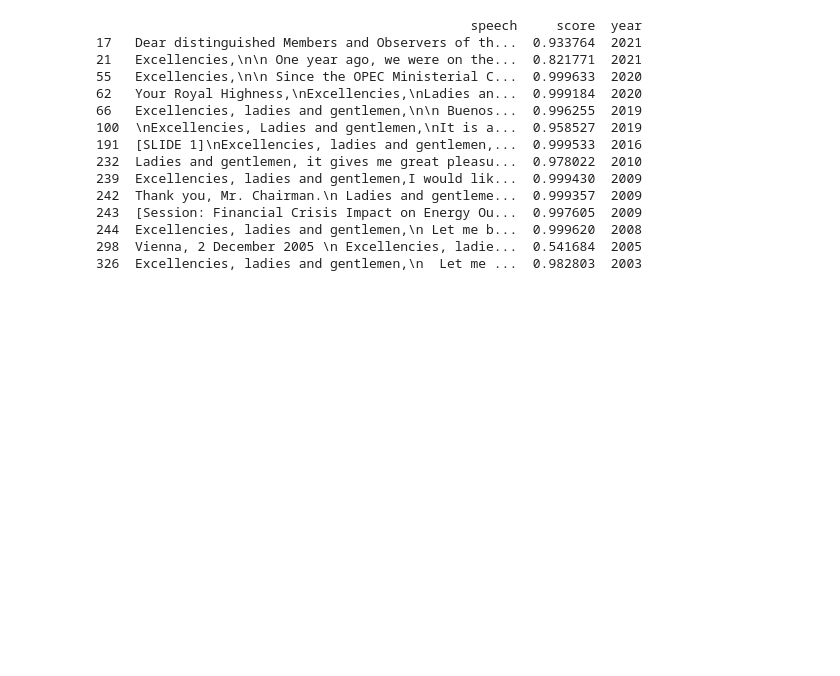
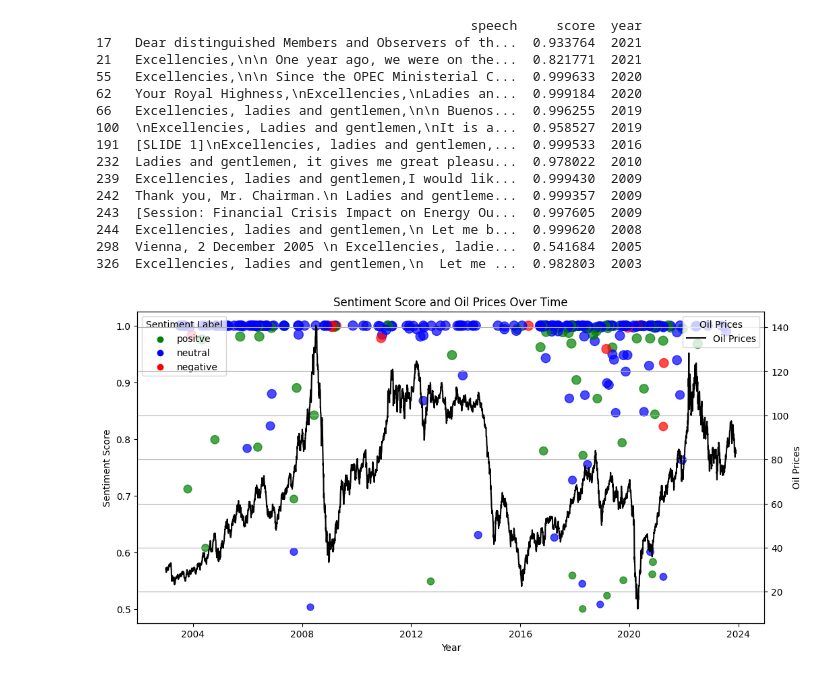
Before and after one commit to hannahmagda/TaD-final-assignment, a Jupyter notebook: pretrained_sentiment.ipynb, the cells around one changed output. Drawn from its saved outputs; the diff is of its cells as text; code cells hidden in the pictures; blank space fills up the shorter version.

```diff
--- a/pretrained_sentiment.ipynb
+++ b/pretrained_sentiment.ipynb
@@ -90,4 +89,48 @@ print(negative_speeches[['speech', 'score', "year"]])
 298  Vienna, 2 December 2005 \n Excellencies, ladie...  0.541684  2005
 326  Excellencies, ladies and gentlemen,\n  Let me ...  0.982803  2003
 # %%
-prices = pd.read_csv('speeches_rev.csv')
+prices = pd.read_csv('oil_prices.csv')
+# %%
+import pandas as pd
+import matplotlib.pyplot as plt
+
+# Assuming 'date' is a column in your DataFrame
+df['date'] = pd.to_datetime(df['date'])  # Convert 'date' to datetime format
+
+# Assuming 'date' is also a column in the oil_prices DataFrame
+prices['date'] = pd.to_datetime(prices['date'])  # Convert 'date' to datetime format
+
+# Plot the sentiment scores
+fig, ax1 = plt.subplots(figsize=(12, 6))
+
+colors = {'positve': 'green', 'neutral': 'blue', 'negative': 'red'}
+df['color'] = df['sentiment_label'].map(lambda x: colors.get(x, 'gray'))
+sizes = df['score'] * 100
+
+for label, color in colors.items():
+    plt.scatter([], [], color=color, label=label)
+
+sc = plt.scatter(df['date'], df['score'], c=df['color'], s=sizes, marker='o', alpha=0.7)
+
+# Create a twin Axes sharing the xaxis
+ax2 = ax1.twinx()
+
+# Plot the oil prices on the second y-axis
+ax2.plot(prices['date'], prices['value'], color='black', label='Oil Prices')
+
+# Set labels and title
+ax1.set_title('Sentiment Score and Oil Prices Over Time')
+ax1.set_xlabel('Year')
+ax1.set_ylabel('Sentiment Score')
+ax2.set_ylabel('Oil Prices')
+
+# Combine legends from both axes
+ax1.legend(loc='upper left', title='Sentiment Label')
+ax2.legend(loc='upper right', title='Oil Prices')
+
+# Show the plot
+plt.grid(True)
+plt.savefig('pretrained_sentiment.png')
+plt.show()
+# %% [output]
+[figure, added]
```
Also changed, not shown: parts of 1 cell of this notebook.
